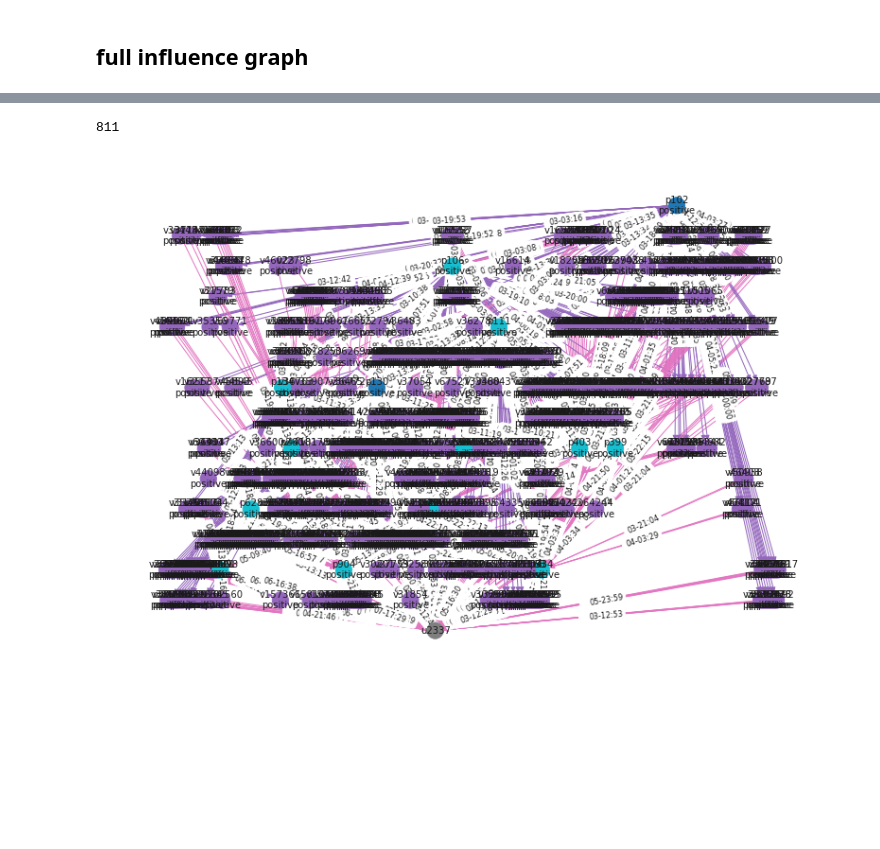
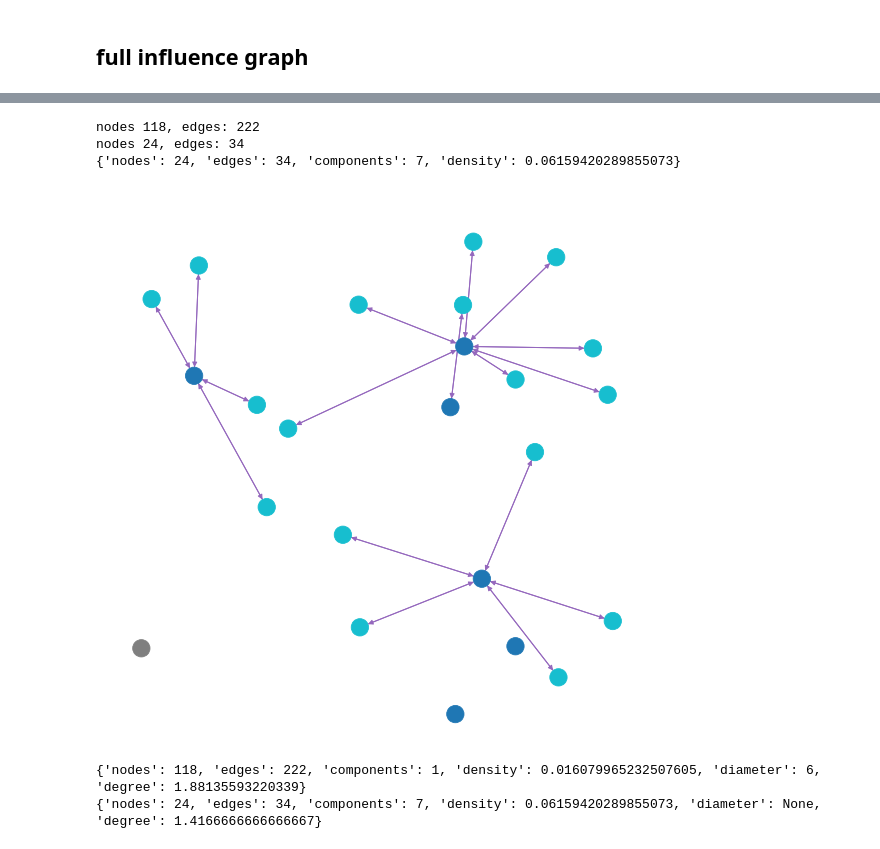
Before and after one commit to ruiliu310/dartpost-research, a Jupyter notebook: influence_graph.ipynb, the cells around one changed output, grey strips where cells are left out. Drawn from its saved outputs; the diff is of its cells as text; code cells hidden in the pictures; blank space fills up the shorter version.

```diff
--- a/influence_graph.ipynb
+++ b/influence_graph.ipynb
@@ -276,32 +255,20 @@ print(len(subG))
-# %%
-# pos = nx.spring_layout(subG, iterations=100)
-pos = nx.drawing.nx_agraph.graphviz_layout(subG, prog="dot")
-
-fig = plt.figure(figsize=(14, 10))
-ax = fig.subplots()
-
-nx.draw(
-    subG, ax=ax,
-    pos=pos,
-    with_labels=True,
-#     node_color=[use_color[color_map[subG.nodes[n]["kind"]]] for n in subG.nodes],
-    node_color=[use_color[color_map[subG.nodes[n]["kind"]]]
-                if n[0] != "u" else use_color[color_map[subG.nodes[n]["color"]]]
-                for n in subG.nodes],
-    edge_color=[use_color[color_map[subG.edges[e]["kind"]]] for e in subG.edges],
-    labels={n: f"{n}\n{subG.nodes[n]['polar']}" if subG.nodes[n]['kind'] != "user" else n for n in subG.nodes},
-    font_size=10,
-)
-
-nx.draw_networkx_edge_labels(
-    subG, pos=pos, ax=ax,
-    edge_labels={e: f"{subG.edges[e]['time']:%d-%H:%M}" for e in subG.edges},
-    font_size=8,
-)
-
-print(len(subG))
-# %% [output]
-811
-[figure, removed]
+# %%
+subsubg = subG.copy()
+print(f"nodes {len(subsubg)}, edges: {len(subsubg.edges)}")
+subsubg.remove_nodes_from([n for n in subsubg if n[0] == "v"])
+print(f"nodes {len(subsubg)}, edges: {len(subsubg.edges)}")
+
+draw_graph(subsubg, prog=None, node_label=False, edge_label=False)
+# %% [output]
+nodes 118, edges: 222
+nodes 24, edges: 34
+{'nodes': 24, 'edges': 34, 'components': 7, 'density': 0.06159420289855073}
+[figure, added]
+# %%
+print(describe_graph(subG))
+print(describe_graph(subsubg))
+# %% [output]
+{'nodes': 118, 'edges': 222, 'components': 1, 'density': 0.016079965232507605, 'diameter': 6, 'degree': 1.88135593220339}
+{'nodes': 24, 'edges': 34, 'components': 7, 'density': 0.06159420289855073, 'diameter': None, 'degree': 1.4166666666666667}
 # %%
 attention_window = pd.Timedelta("1 day")
```
Also changed, not shown: parts of 31 cells of this notebook, 2 other files.
